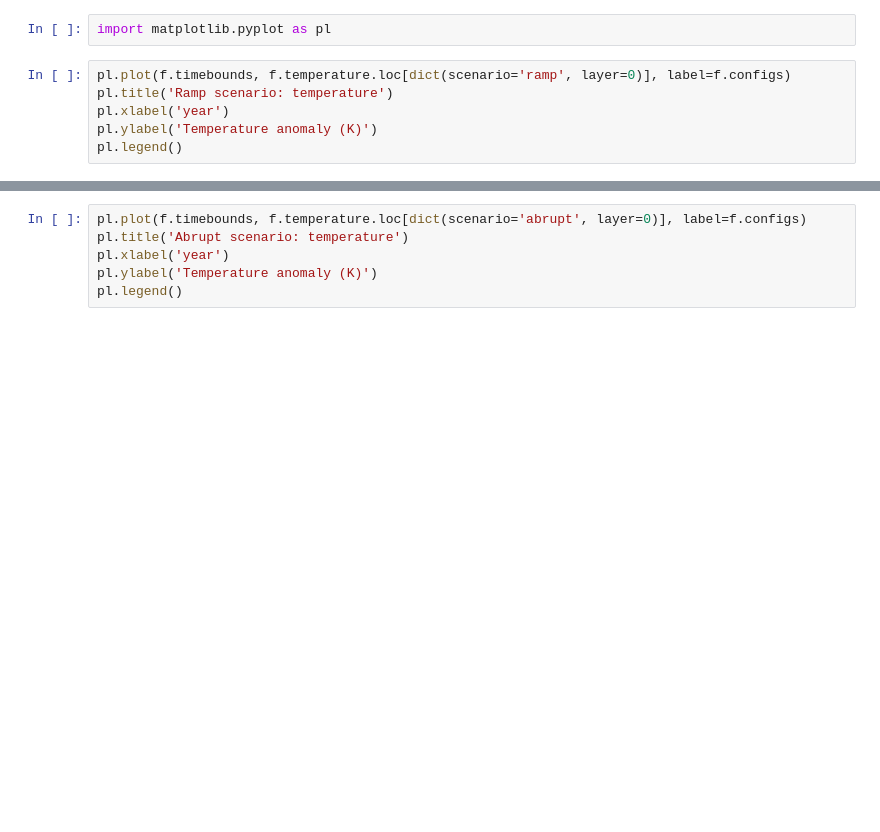
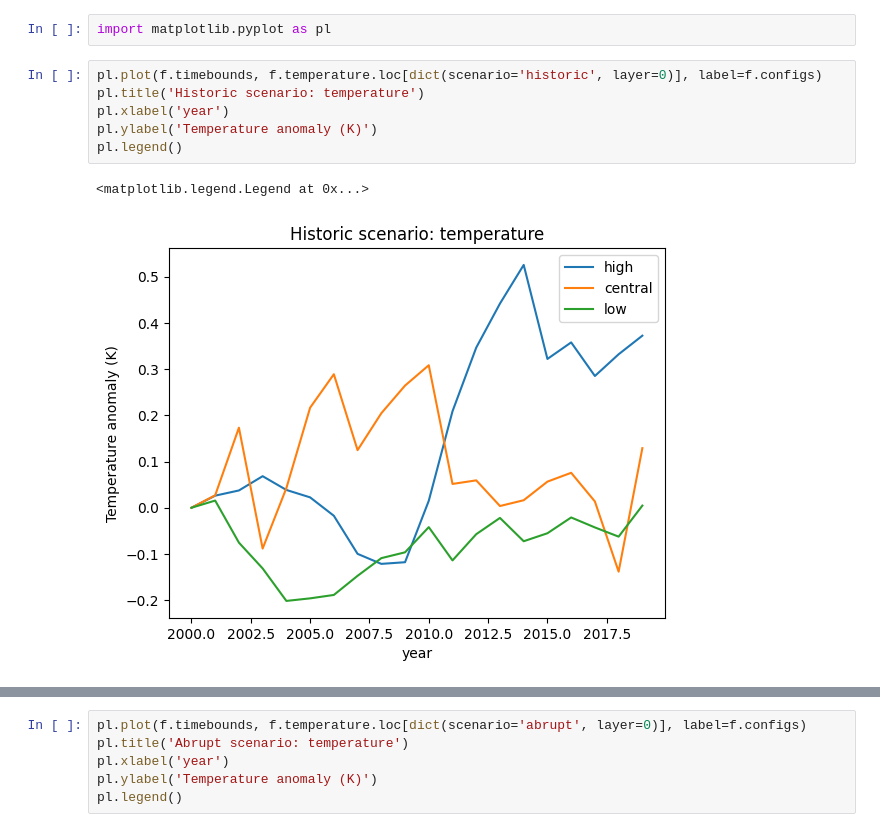
Before and after one commit to babyitshotoutside/FAIRplane, a Jupyter notebook: examples/basic_run_example.ipynb, the cells around one changed output, grey strips where cells are left out. Cells and saved outputs as stored; diff of their text form; blank space fills up the shorter version.

```diff
--- a/examples/basic_run_example.ipynb
+++ b/examples/basic_run_example.ipynb
@@ -480,9 +501,12 @@ ValueError: CO2 FFI contains NaN values in its emissions array, which you are tr
 # %%
 import matplotlib.pyplot as pl
 # %%
-pl.plot(f.timebounds, f.temperature.loc[dict(scenario='ramp', layer=0)], label=f.configs)
-pl.title('Ramp scenario: temperature')
+pl.plot(f.timebounds, f.temperature.loc[dict(scenario='historic', layer=0)], label=f.configs)
+pl.title('Historic scenario: temperature')
 pl.xlabel('year')
 pl.ylabel('Temperature anomaly (K)')
 pl.legend()
+# %% [output]
+<matplotlib.legend.Legend at 0x...>
+[figure, added]
 # %%
```
Also changed, not shown: parts of 18 cells of this notebook, 13 other files.
